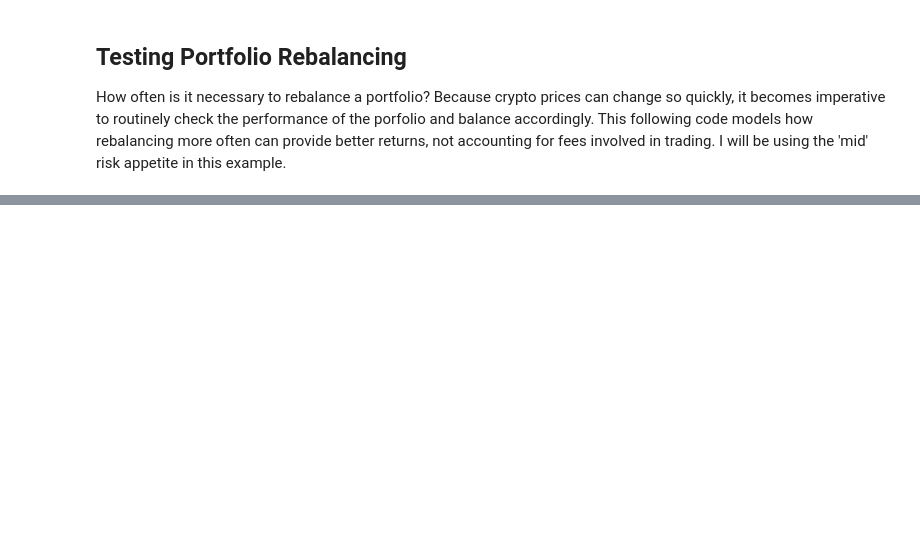
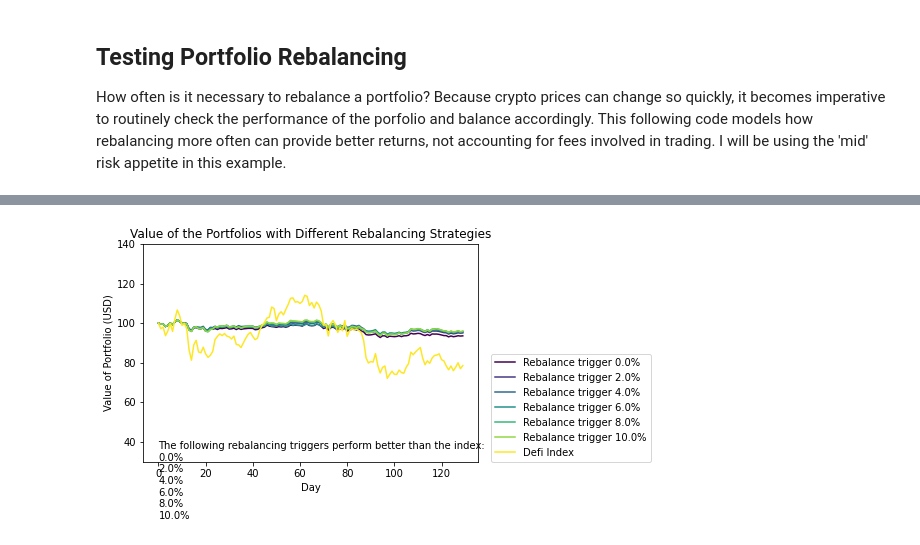
Before and after one commit to cibr-qcri/bloomfi, a Jupyter notebook: notebooks/producing_portfolios.ipynb, the cells around one changed output, grey strips where cells are left out. Saved outputs shown, nothing was run; the diff lists cells and outputs as text; code cells hidden in the pictures; blank space fills up the shorter version.

```diff
--- a/notebooks/producing_portfolios.ipynb
+++ b/notebooks/producing_portfolios.ipynb
@@ -387,0 +516,6 @@ plot_rebal(all_rebal)
+# %%
+bl_test = model_compose(np.asanyarray(range(0,11,2)) / 100, model_days, True)
+# %%
+plot_rebal(bl_test[0], bl_test[1])
+# %% [output]
+[figure, added]
```
Also changed, not shown: parts of 10 cells of this notebook, 6 other files.
